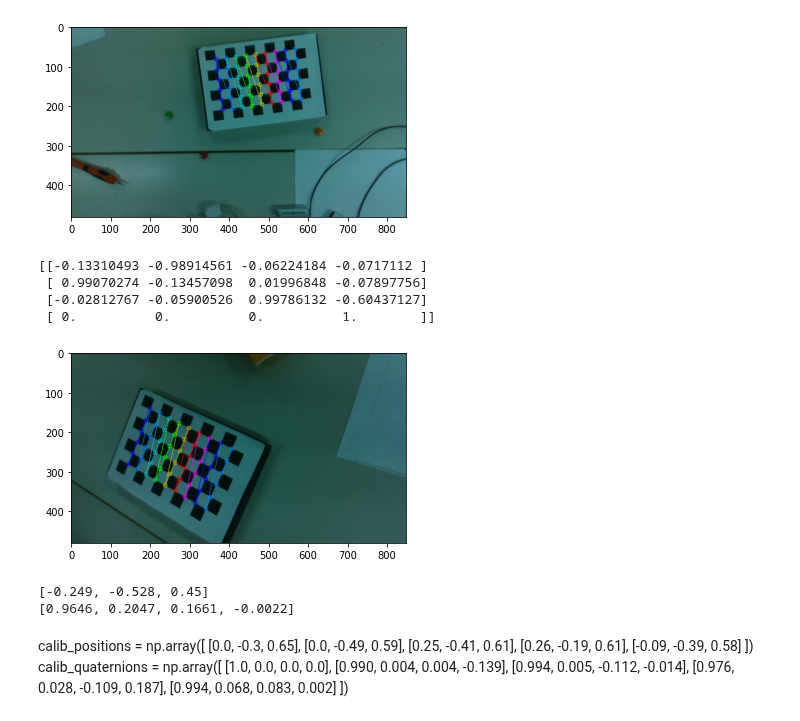
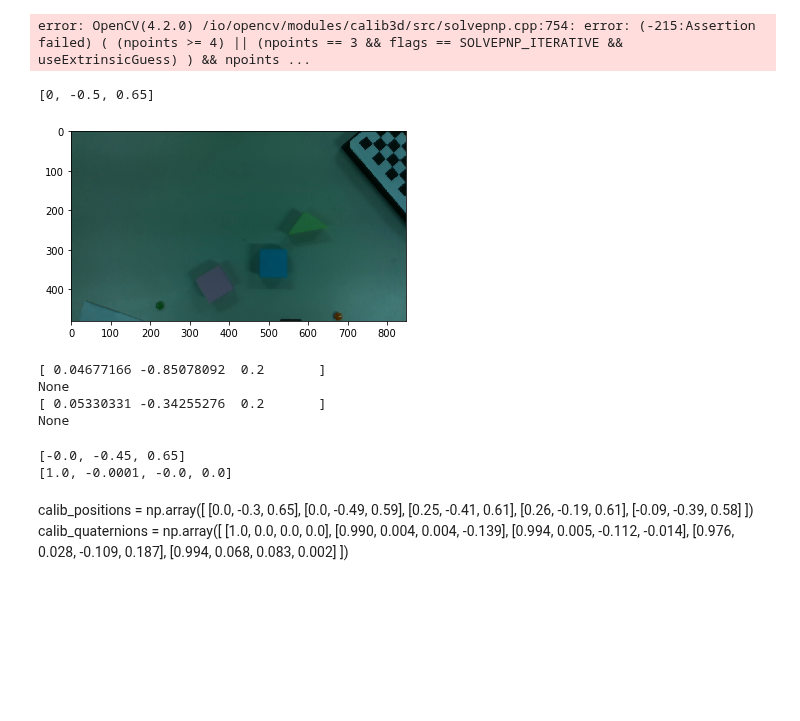
Before and after one commit to hogunkee/ur5_manipulation, a Jupyter notebook: realrobot/realrobot_writing.ipynb, the cells around one changed output. Saved outputs shown, nothing was run; the diff lists cells and outputs as text; code cells hidden in the pictures; blank space fills up the shorter version.

```diff
--- a/realrobot/realrobot_writing.ipynb
+++ b/realrobot/realrobot_writing.ipynb
@@ -53,10 +61,23 @@ def get_eef_pose():
     quaternion = [pose.orientation.x, pose.orientation.y, pose.orientation.z, pose.orientation.w]
     return position, quaternion
 # %%
-def get_view(goal_pos=None, quat=[-1, 0, 0, 0], show_img=False):
-    ARM_JOINT_NAME = ['shoulder_pan_joint', 'shoulder_lift_joint', 'elbow_joint', 'wrist_1_joint', 'wrist_2_joint', 'wrist_3_joint']
+def get_view(goal_pos=None, quat=[1, 0, 0, 0], grasp=0.0, show_img=False):
+    # quat: xyzw
     if goal_pos is not None:
-        plans = moveUR5(ARM_JOINT_NAME, None, goal_pos, quat)
+        plans = moveUR5(ARM_JOINT_NAME, None, goal_pos, quat, 1-grasp)
+        if len(plans.plan.points)<=1:
+            print("Failed planning to the goal.")
+            current_pos, current_quat = get_eef_pose()
+            subgoal_pos = (np.array(goal_pos) + np.array(current_pos))/2
+            print('current:', current_pos)
+            print('sub goal:', subgoal_pos)
+            print('goal:', goal_pos)
+            sub_plans = moveUR5(ARM_JOINT_NAME, None, subgoal_pos, current_quat)
+            rospy.sleep(1.5)
+            plans = moveUR5(ARM_JOINT_NAME, None, goal_pos, quat)
+            if len(plans.plan.points)<=1:
+                print("Failed planning to the sub-goal.")
+                return False
     rospy.sleep(0.5)
     color, depth = realsense.frames(spatial=True, hole_filling=True, temporal=True)
     if show_img:
@@ -87,10 +126,6 @@ def get_cam_R_T(color, show_img=True):
 # %%
-img, _ = get_view(ROBOT_INIT_POS)
+img, _ = get_view(ROBOT_INIT_POS, grasp=0.0) # grasp=1.0
 R, T = get_cam_R_T(img)
 print(np.linalg.inv(T))
 # %% [output]
-[figure, removed]
-[[-0.13310493 -0.98914561 -0.06224184 -0.0717112 ]
- [ 0.99070274 -0.13457098  0.01996848 -0.07897756]
- [-0.02812767 -0.05900526  0.99786132 -0.60437127]
- [ 0.          0.          0.          1.        ]]
+error: OpenCV(4.2.0) /io/opencv/modules/calib3d/src/solvepnp.cpp:754: error: (-215:Assertion failed) ( (npoints >= 4) || (npoints == 3 && flags == SOLVEPNP_ITERATIVE && useExtrinsicGuess) ) && npoints ...
@@ -96,0 +149,4 @@ print(np.linalg.inv(T))
+# %%
+ROBOT_WS_INIT
+# %% [output]
+[0, -0.5, 0.65]
@@ -96,0 +158,4 @@ print(np.linalg.inv(T))
+# %%
+color, depth = get_view(None, show_img=True)
+# %% [output]
+[figure, added]
@@ -97,13 +174,20 @@ print(np.linalg.inv(T))
+# %%
+print(pixel2pose(depth, ROBOT_WS_INIT, np.array([420,0])))
+print(pixel2pose(depth, ROBOT_WS_INIT, np.array([420,479])))
+# %% [output]
+[ 0.04677166 -0.85078092  0.2       ]
+None
+[ 0.05330331 -0.34255276  0.2       ]
+None
 # %%
 img, _ = get_view(None)
-get_cam_R_T(img)
+# get_cam_R_T(img)
 pos, quat = get_eef_pose()
 print([np.round(p, 3) for p in pos])
 print([np.round(q, 4) for q in quat])
 # %% [output]
-[figure, removed]
-[-0.249, -0.528, 0.45]
-[0.9646, 0.2047, 0.1661, -0.0022]
+[-0.0, -0.45, 0.65]
+[1.0, -0.0001, -0.0, 0.0]
 # %%
 calib_positions = np.array([
     [0.0, -0.3, 0.65],
```
Also changed, not shown: parts of 46 cells of this notebook, 7 other files.
